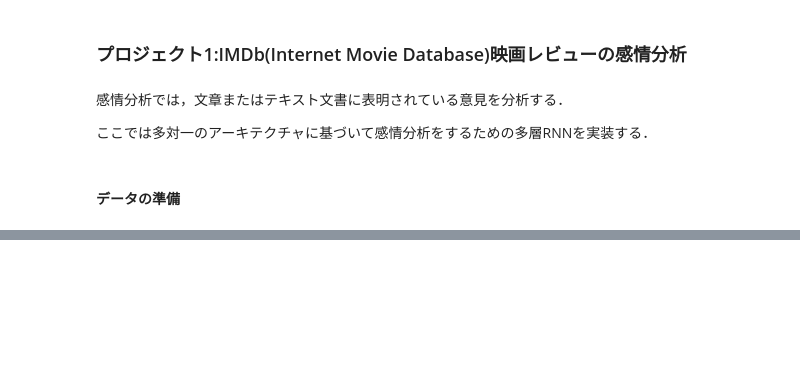
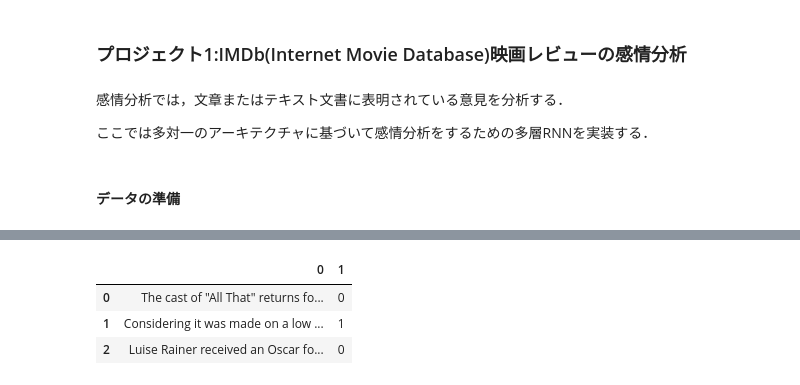
Before and after one commit to AtsukiYokota/python_ml_book, a Jupyter notebook: chapter16/chapter16.ipynb, the cells around one changed output, grey strips where cells are left out. Cells and saved outputs as stored; diff of their text form; code cells hidden in the pictures; blank space fills up the shorter version.

```diff
--- a/chapter16/chapter16.ipynb
+++ b/chapter16/chapter16.ipynb
@@ -144,0 +154,14 @@ LSTMセルの構造とそのベースとなる計算は，かなり複雑に思
+# %%
+basepath = '/home/yokota/datasets/aclImdb'
+labels = {'pos':1, 'neg':0}
+pbar = pyprind.ProgBar(50000)
+df = pd.DataFrame()
+
+for s in ('test', 'train'):
+    for l in ('pos', 'neg'):
+        path = os.path.join(basepath, s, l)
+        for file in os.listdir(path):
+            with open(os.path.join(path, file), 'r') as infile:
+                txt = infile.read()
+            df = df.append([[txt, labels[l]]], ignore_index=True)
+            pbar.update()
@@ -144,0 +171,15 @@ LSTMセルの構造とそのベースとなる計算は，かなり複雑に思
+# %%
+# 行の順番をシャッフル
+df = df.sample(frac=True, random_state=0).reset_index(drop=True)
+
+# CSVに変換
+df.to_csv('/home/yokota/datasets/aclImdb/move_data.csv', index=False, encoding='utf-8')
+
+csv_filepath = '/home/yokota/datasets/aclImdb/move_data.csv'
+df = pd.read_csv(csv_filepath, encoding='utf-8')
+df.head(3)
+# %% [output]
+|  | 0 | 1 |
+| 0 | The cast of "All That" returns fo... | 0 |
+| 1 | Considering it was made on a low ... | 1 |
+| 2 | Luise Rainer received an Oscar fo... | 0 |
```
Also changed, not shown: parts of 30 cells of this notebook, 3 other files.
